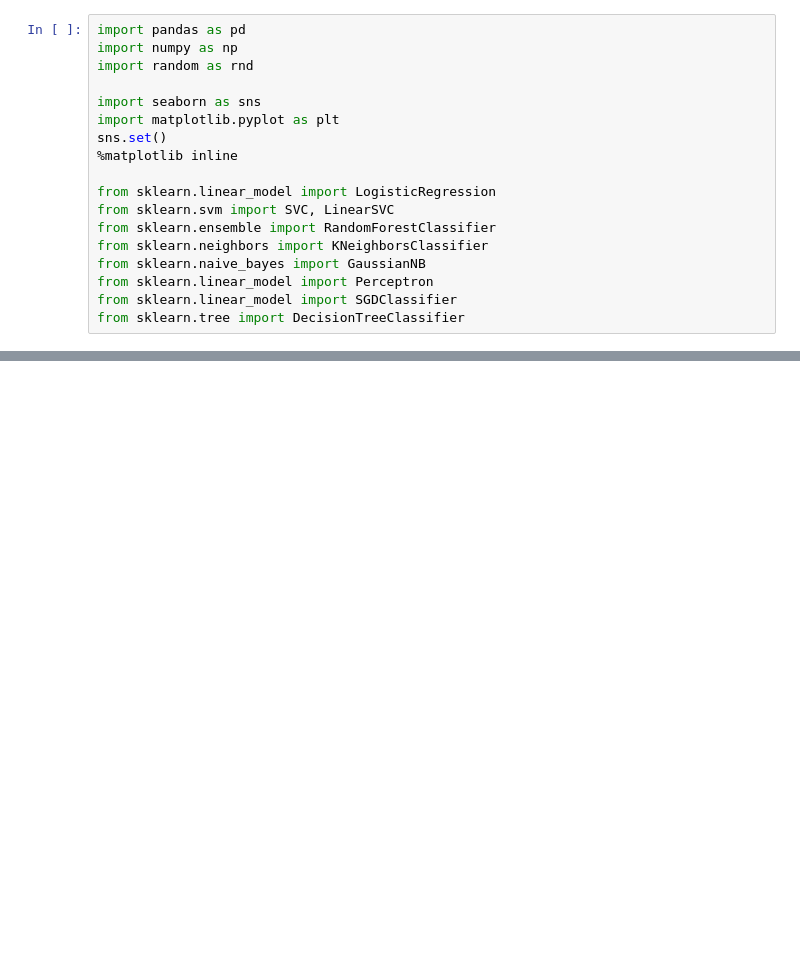
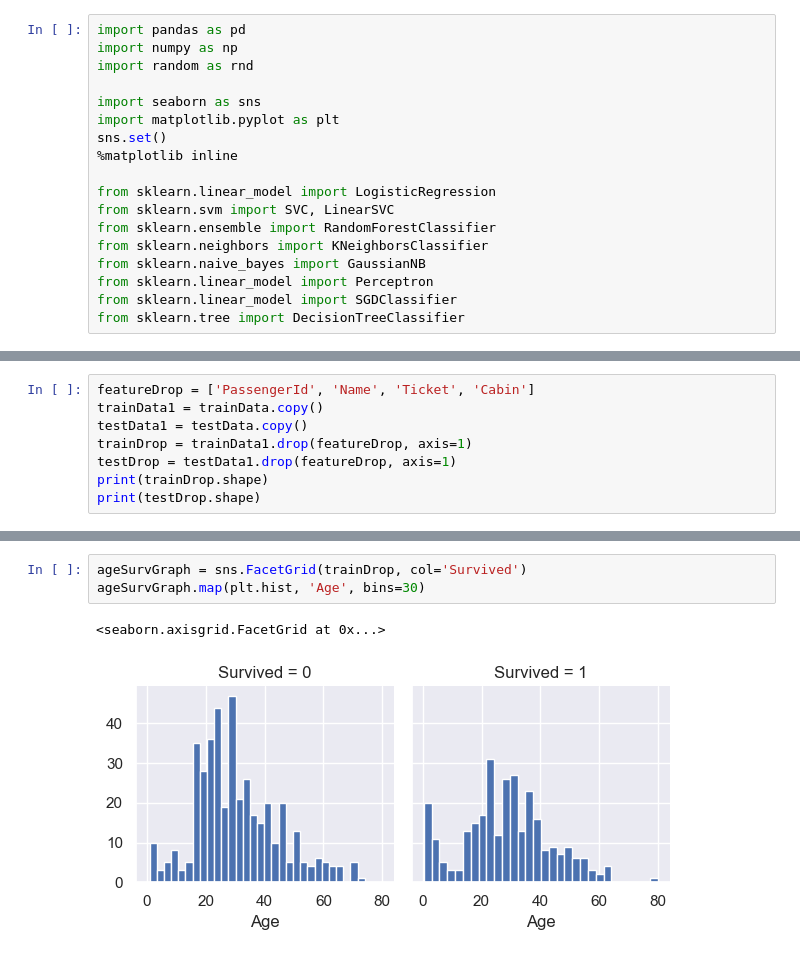
Before and after one commit to AlanMLCH/pythonDataScience, a Jupyter notebook: titanicKaggleChallenge/preProcess/preProcessTitanicData.ipynb, the cells around one changed output, grey strips where cells are left out. Drawn from its saved outputs; the diff is of its cells as text; blank space fills up the shorter version.

```diff
--- a/titanicKaggleChallenge/preProcess/preProcessTitanicData.ipynb
+++ b/titanicKaggleChallenge/preProcess/preProcessTitanicData.ipynb
@@ -39,0 +194,8 @@ testData.head()
+# %%
+featureDrop = ['PassengerId', 'Name', 'Ticket', 'Cabin']
+trainData1 = trainData.copy()
+testData1 = testData.copy()
+trainDrop = trainData1.drop(featureDrop, axis=1)
+testDrop = testData1.drop(featureDrop, axis=1)
+print(trainDrop.shape)
+print(testDrop.shape)
@@ -39,0 +342,6 @@ testData.head()
+# %%
+ageSurvGraph = sns.FacetGrid(trainDrop, col='Survived')
+ageSurvGraph.map(plt.hist, 'Age', bins=30)
+# %% [output]
+<seaborn.axisgrid.FacetGrid at 0x...>
+[figure, added]
```
Also changed, not shown: parts of 29 cells of this notebook.
